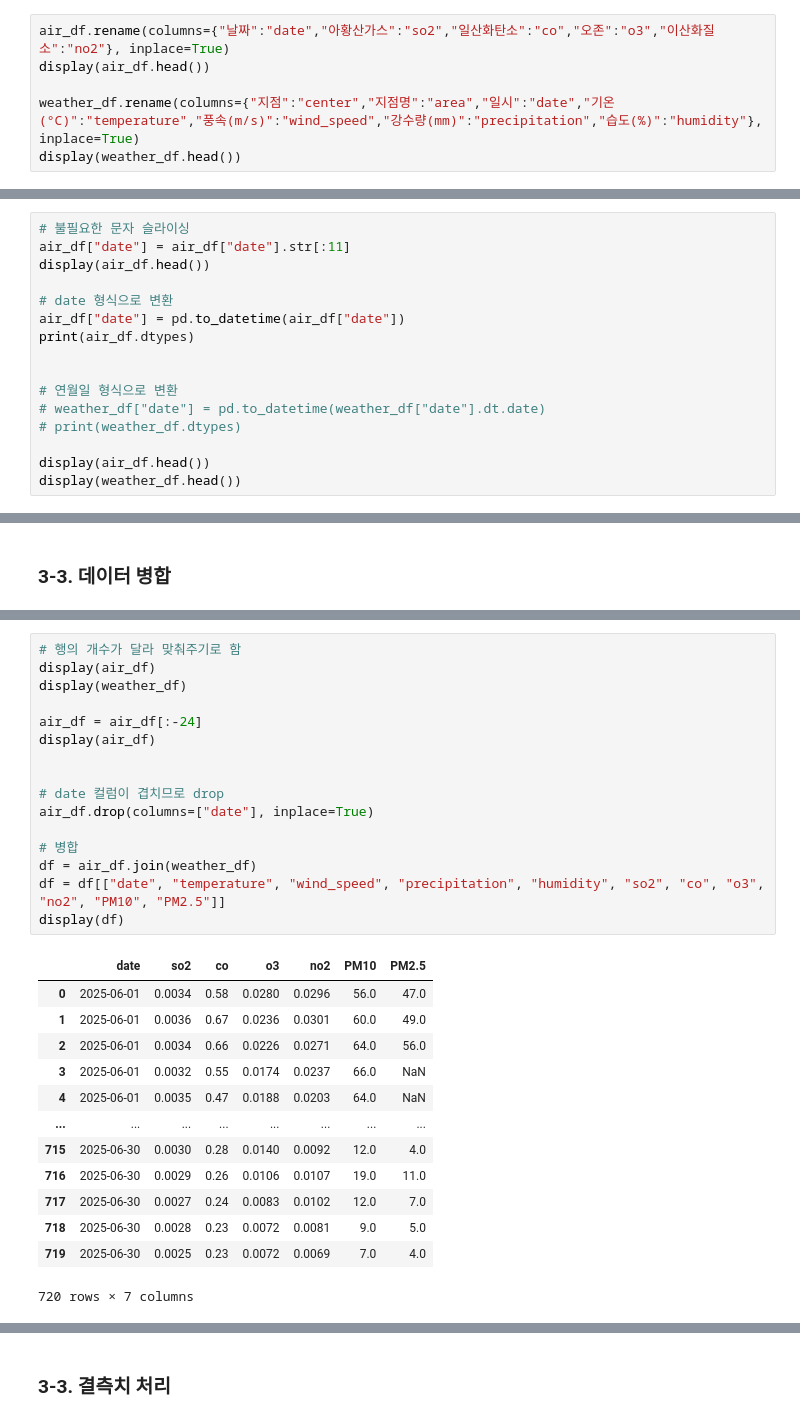
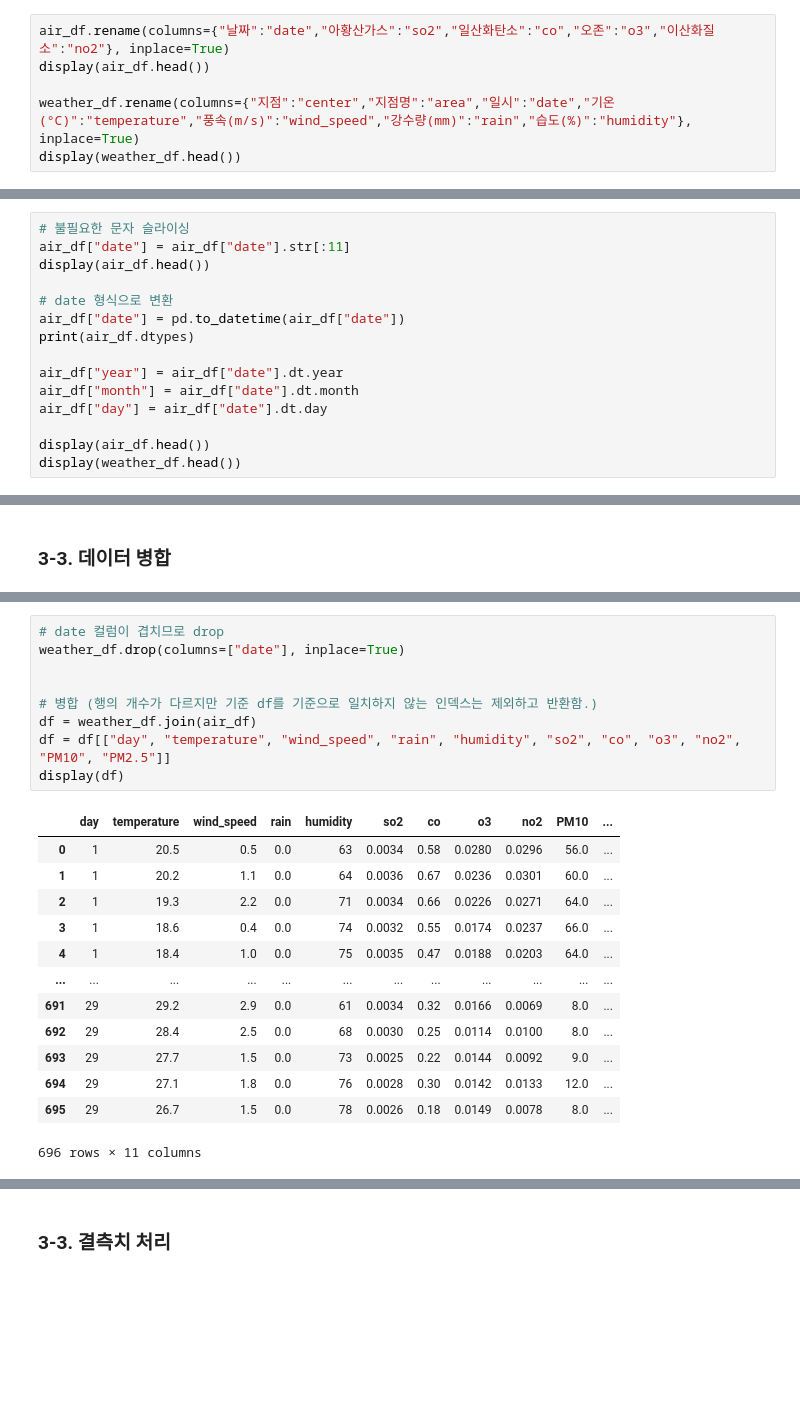
Before and after one commit to WaltDev29/Course_Python, a Jupyter notebook: 1118/01_pandas_data.ipynb, the cells around one changed output, grey strips where cells are left out. Cells and saved outputs as stored; diff of their text form; blank space fills up the shorter version.

```diff
--- a/1118/01_pandas_data.ipynb
+++ b/1118/01_pandas_data.ipynb
@@ -42,7 +44,7 @@ display(weather_df.head())
 air_df.rename(columns={"날짜":"date","아황산가스":"so2","일산화탄소":"co","오존":"o3","이산화질소":"no2"}, inplace=True)
 display(air_df.head())
 
-weather_df.rename(columns={"지점":"center","지점명":"area","일시":"date","기온(°C)":"temperature","풍속(m/s)":"wind_speed","강수량(mm)":"precipitation","습도(%)":"humidity"}, inplace=True)
+weather_df.rename(columns={"지점":"center","지점명":"area","일시":"date","기온(°C)":"temperature","풍속(m/s)":"wind_speed","강수량(mm)":"rain","습도(%)":"humidity"}, inplace=True)
 display(weather_df.head())
 # %% [output]
 |  | date | so2 | co | o3 | no2 | PM10 | PM2.5 |
@@ -68,10 +70,9 @@ display(air_df.head())
 air_df["date"] = pd.to_datetime(air_df["date"])
 print(air_df.dtypes)
 
-
-# 연월일 형식으로 변환
-# weather_df["date"] = pd.to_datetime(weather_df["date"].dt.date)
-# print(weather_df.dtypes)
+air_df["year"] = air_df["date"].dt.year
+air_df["month"] = air_df["date"].dt.month
+air_df["day"] = air_df["date"].dt.day
 
 display(air_df.head())
 display(weather_df.head())
@@ -115,32 +122,25 @@ display(weather_df.head())
 | 3 | 2025-06-01 04:00:00 | 18.6 | 0.4 | 0.0 | 74 |
 | 4 | 2025-06-01 05:00:00 | 18.4 | 1.0 | 0.0 | 75 |
 # %%
-# 행의 개수가 달라 맞춰주기로 함
-display(air_df)
-display(weather_df)
-
-air_df = air_df[:-24]
-display(air_df)
+# date 컬럼이 겹치므로 drop
+weather_df.drop(columns=["date"], inplace=True)
 
 
-# date 컬럼이 겹치므로 drop
-air_df.drop(columns=["date"], inplace=True)
-
-# 병합
-df = air_df.join(weather_df)
-df = df[["date", "temperature", "wind_speed", "precipitation", "humidity", "so2", "co", "o3", "no2", "PM10", "PM2.5"]]
+# 병합 (행의 개수가 다르지만 기준 df를 기준으로 일치하지 않는 인덱스는 제외하고 반환함.)
+df = weather_df.join(air_df)
+df = df[["day", "temperature", "wind_speed", "rain", "humidity", "so2", "co", "o3", "no2", "PM10", "PM2.5"]]
 display(df)
 # %% [output]
-|  | date | so2 | co | o3 | no2 | PM10 | PM2.5 |
-| 0 | 2025-06-01 | 0.0034 | 0.58 | 0.0280 | 0.0296 | 56.0 | 47.0 |
-| 1 | 2025-06-01 | 0.0036 | 0.67 | 0.0236 | 0.0301 | 60.0 | 49.0 |
-| 2 | 2025-06-01 | 0.0034 | 0.66 | 0.0226 | 0.0271 | 64.0 | 56.0 |
-| 3 | 2025-06-01 | 0.0032 | 0.55 | 0.0174 | 0.0237 | 66.0 | NaN |
-| 4 | 2025-06-01 | 0.0035 | 0.47 | 0.0188 | 0.0203 | 64.0 | NaN |
-| ... | ... | ... | ... | ... | ... | ... | ... |
-| 715 | 2025-06-30 | 0.0030 | 0.28 | 0.0140 | 0.0092 | 12.0 | 4.0 |
-| 716 | 2025-06-30 | 0.0029 | 0.26 | 0.0106 | 0.0107 | 19.0 | 11.0 |
-| 717 | 2025-06-30 | 0.0027 | 0.24 | 0.0083 | 0.0102 | 12.0 | 7.0 |
-| 718 | 2025-06-30 | 0.0028 | 0.23 | 0.0072 | 0.0081 | 9.0 | 5.0 |
-| 719 | 2025-06-30 | 0.0025 | 0.23 | 0.0072 | 0.0069 | 7.0 | 4.0 |
+|  | day | temperature | wind_speed | rain | humidity | so2 | co | o3 | no2 | PM10 | ... |
+| 0 | 1 | 20.5 | 0.5 | 0.0 | 63 | 0.0034 | 0.58 | 0.0280 | 0.0296 | 56.0 | ... |
+| 1 | 1 | 20.2 | 1.1 | 0.0 | 64 | 0.0036 | 0.67 | 0.0236 | 0.0301 | 60.0 | ... |
+| 2 | 1 | 19.3 | 2.2 | 0.0 | 71 | 0.0034 | 0.66 | 0.0226 | 0.0271 | 64.0 | ... |
+| 3 | 1 | 18.6 | 0.4 | 0.0 | 74 | 0.0032 | 0.55 | 0.0174 | 0.0237 | 66.0 | ... |
+| 4 | 1 | 18.4 | 1.0 | 0.0 | 75 | 0.0035 | 0.47 | 0.0188 | 0.0203 | 64.0 | ... |
+| ... | ... | ... | ... | ... | ... | ... | ... | ... | ... | ... | ... |
+| 691 | 29 | 29.2 | 2.9 | 0.0 | 61 | 0.0034 | 0.32 | 0.0166 | 0.0069 | 8.0 | ... |
+| 692 | 29 | 28.4 | 2.5 | 0.0 | 68 | 0.0030 | 0.25 | 0.0114 | 0.0100 | 8.0 | ... |
+| 693 | 29 | 27.7 | 1.5 | 0.0 | 73 | 0.0025 | 0.22 | 0.0144 | 0.0092 | 9.0 | ... |
+| 694 | 29 | 27.1 | 1.8 | 0.0 | 76 | 0.0028 | 0.30 | 0.0142 | 0.0133 | 12.0 | ... |
+| 695 | 29 | 26.7 | 1.5 | 0.0 | 78 | 0.0026 | 0.18 | 0.0149 | 0.0078 | 8.0 | ... |
-720 rows × 7 columns
+696 rows × 11 columns
```
Also changed, not shown: parts of 24 cells of this notebook.
